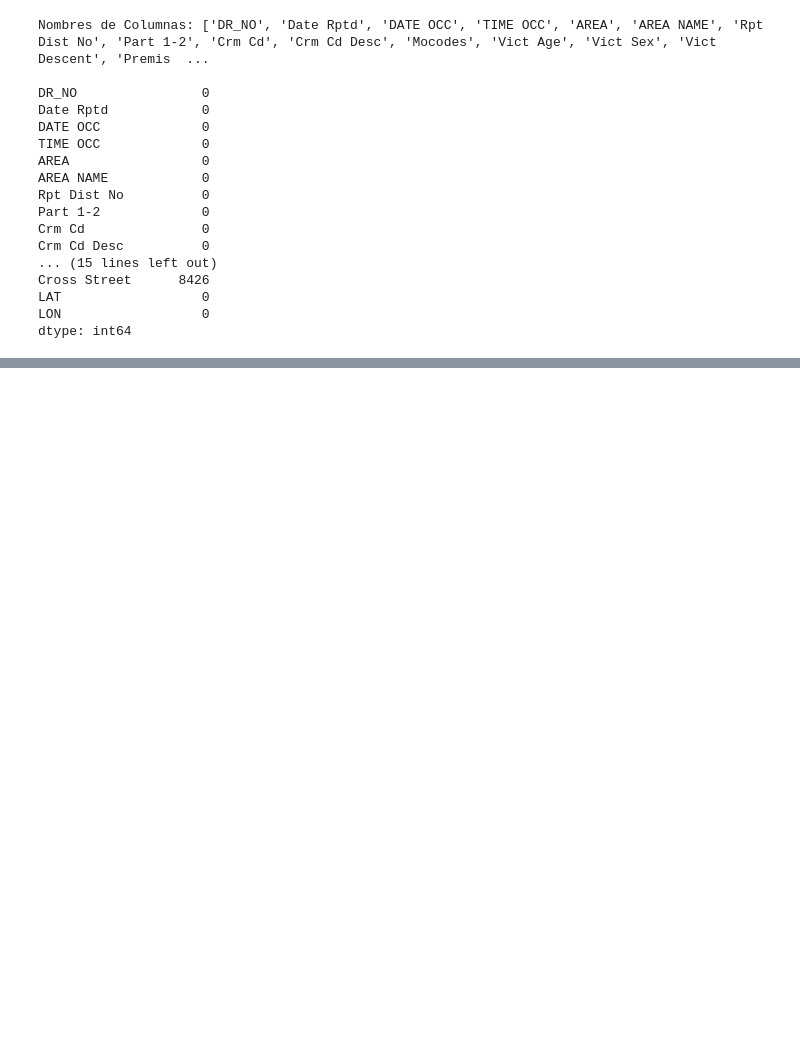
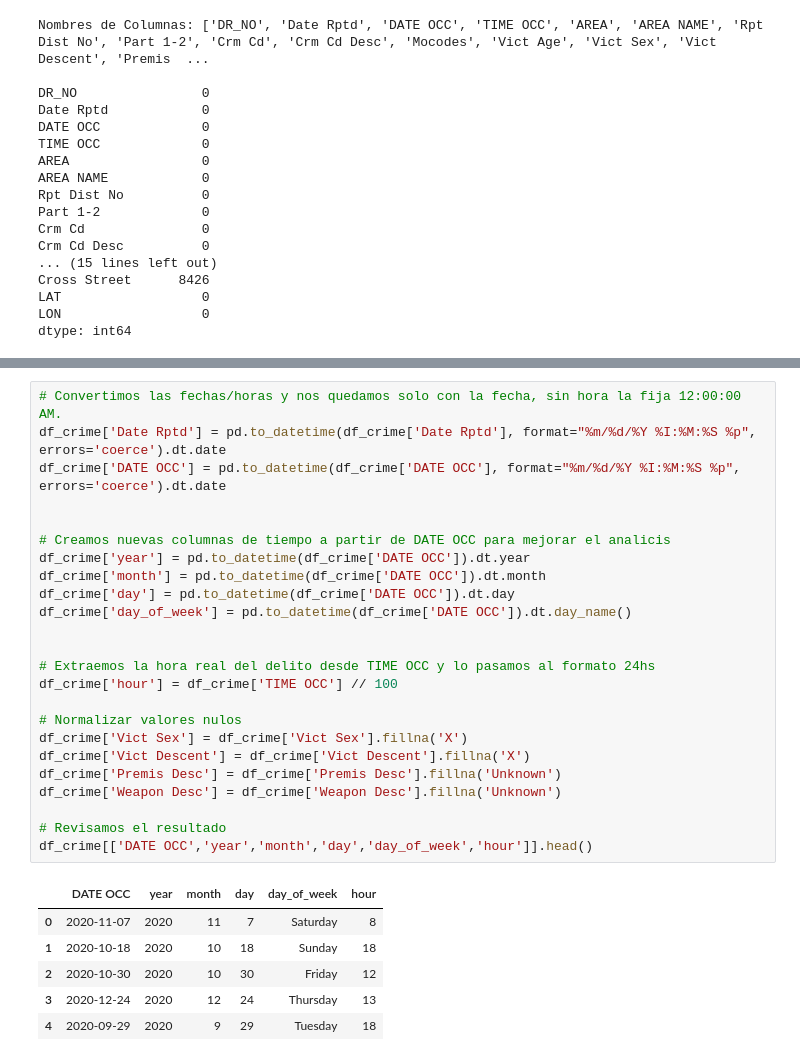
Before and after one commit to yub3r/CoderDataScience, a Jupyter notebook: ProyectoDS-Crime_Data_2020_24-Millan.ipynb, the cells around one changed output, grey strips where cells are left out. Drawn from its saved outputs; the diff is of its cells as text; blank space fills up the shorter version.

```diff
--- a/ProyectoDS-Crime_Data_2020_24-Millan.ipynb
+++ b/ProyectoDS-Crime_Data_2020_24-Millan.ipynb
@@ -101,0 +145,31 @@ Luego de haber estudiado los resultados de consultas anteriores, procedemos a li
+# %%
+# Convertimos las fechas/horas y nos quedamos solo con la fecha, sin hora la fija 12:00:00 AM.
+df_crime['Date Rptd'] = pd.to_datetime(df_crime['Date Rptd'], format="%m/%d/%Y %I:%M:%S %p", errors='coerce').dt.date
+df_crime['DATE OCC'] = pd.to_datetime(df_crime['DATE OCC'], format="%m/%d/%Y %I:%M:%S %p", errors='coerce').dt.date
+
+
+# Creamos nuevas columnas de tiempo a partir de DATE OCC para mejorar el analicis
+df_crime['year'] = pd.to_datetime(df_crime['DATE OCC']).dt.year
+df_crime['month'] = pd.to_datetime(df_crime['DATE OCC']).dt.month
+df_crime['day'] = pd.to_datetime(df_crime['DATE OCC']).dt.day
+df_crime['day_of_week'] = pd.to_datetime(df_crime['DATE OCC']).dt.day_name()
+
+
+# Extraemos la hora real del delito desde TIME OCC y lo pasamos al formato 24hs
+df_crime['hour'] = df_crime['TIME OCC'] // 100
+
+# Normalizar valores nulos
+df_crime['Vict Sex'] = df_crime['Vict Sex'].fillna('X')
+df_crime['Vict Descent'] = df_crime['Vict Descent'].fillna('X')
+df_crime['Premis Desc'] = df_crime['Premis Desc'].fillna('Unknown')
+df_crime['Weapon Desc'] = df_crime['Weapon Desc'].fillna('Unknown')
+
+# Revisamos el resultado
+df_crime[['DATE OCC','year','month','day','day_of_week','hour']].head()
+# %% [output]
+|  | DATE OCC | year | month | day | day_of_week | hour |
+| 0 | 2020-11-07 | 2020 | 11 | 7 | Saturday | 8 |
+| 1 | 2020-10-18 | 2020 | 10 | 18 | Sunday | 18 |
+| 2 | 2020-10-30 | 2020 | 10 | 30 | Friday | 12 |
+| 3 | 2020-12-24 | 2020 | 12 | 24 | Thursday | 13 |
+| 4 | 2020-09-29 | 2020 | 9 | 29 | Tuesday | 18 |
```
Also changed, not shown: parts of 2 cells of this notebook.
